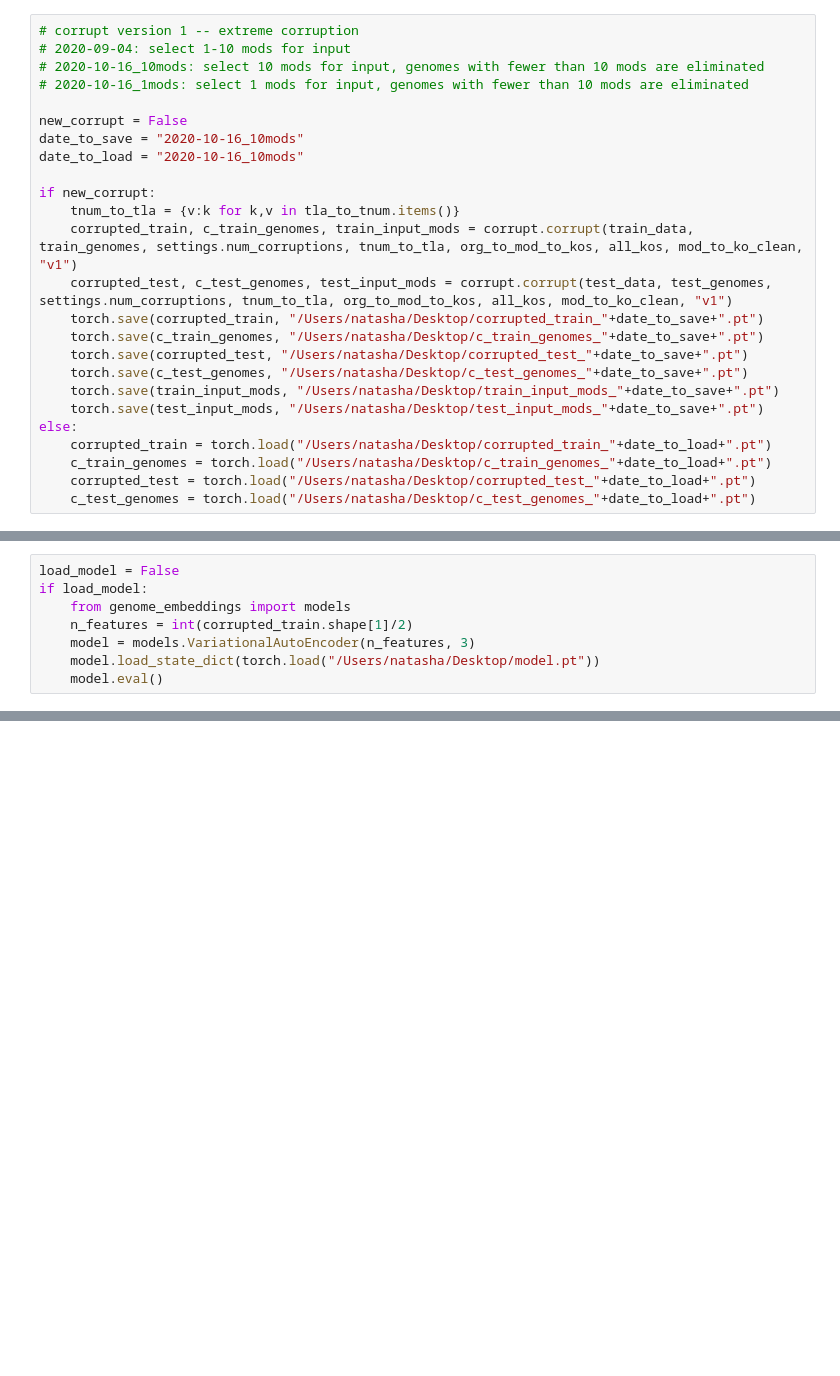
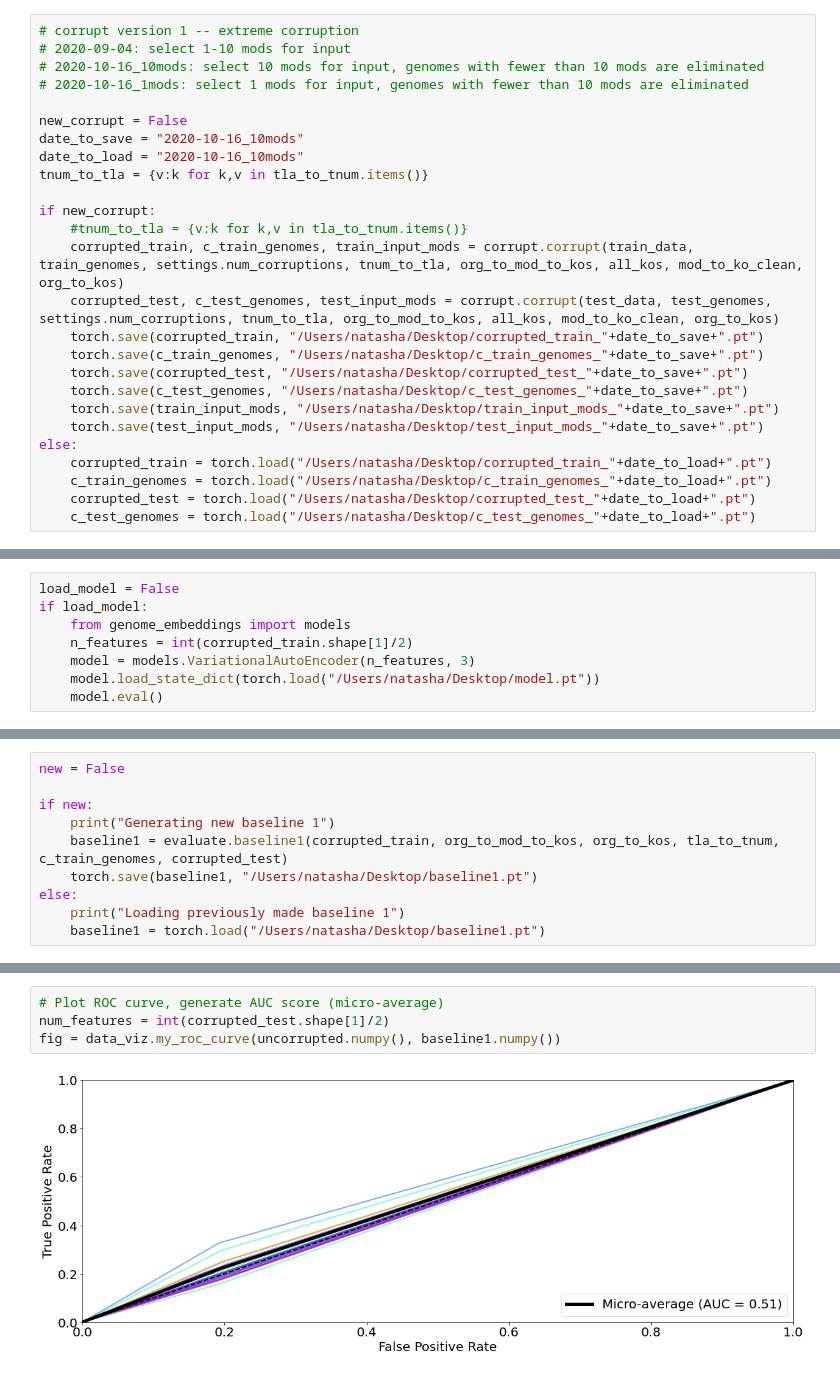
Before and after one commit to natasha-dudek/DeepGenomeVector, a Jupyter notebook: main.ipynb, the cells around one changed output, grey strips where cells are left out. Drawn from its saved outputs; the diff is of its cells as text; blank space fills up the shorter version.

Commit message:
added baselines

```diff
--- a/main.ipynb
+++ b/main.ipynb
@@ -263,11 +264,12 @@ test_genomes = list(np.array(test_genomes)[good_idx_test])
 new_corrupt = False
 date_to_save = "2020-10-16_10mods"
 date_to_load = "2020-10-16_10mods"
+tnum_to_tla = {v:k for k,v in tla_to_tnum.items()}
 
 if new_corrupt:
-    tnum_to_tla = {v:k for k,v in tla_to_tnum.items()}
-    corrupted_train, c_train_genomes, train_input_mods = corrupt.corrupt(train_data, train_genomes, settings.num_corruptions, tnum_to_tla, org_to_mod_to_kos, all_kos, mod_to_ko_clean, "v1")
-    corrupted_test, c_test_genomes, test_input_mods = corrupt.corrupt(test_data, test_genomes, settings.num_corruptions, tnum_to_tla, org_to_mod_to_kos, all_kos, mod_to_ko_clean, "v1")
+    #tnum_to_tla = {v:k for k,v in tla_to_tnum.items()}
+    corrupted_train, c_train_genomes, train_input_mods = corrupt.corrupt(train_data, train_genomes, settings.num_corruptions, tnum_to_tla, org_to_mod_to_kos, all_kos, mod_to_ko_clean, org_to_kos)
+    corrupted_test, c_test_genomes, test_input_mods = corrupt.corrupt(test_data, test_genomes, settings.num_corruptions, tnum_to_tla, org_to_mod_to_kos, all_kos, mod_to_ko_clean, org_to_kos)
     torch.save(corrupted_train, "/Users/natasha/Desktop/corrupted_train_"+date_to_save+".pt")
     torch.save(c_train_genomes, "/Users/natasha/Desktop/c_train_genomes_"+date_to_save+".pt")
     torch.save(corrupted_test, "/Users/natasha/Desktop/corrupted_test_"+date_to_save+".pt")
@@ -428,0 +406,10 @@ y_probas[:, i] False
+# %%
+new = False
+
+if new:
+    print("Generating new baseline 1")
+    baseline1 = evaluate.baseline1(corrupted_train, org_to_mod_to_kos, org_to_kos, tla_to_tnum, c_train_genomes, corrupted_test)
+    torch.save(baseline1, "/Users/natasha/Desktop/baseline1.pt")
+else:
+    print("Loading previously made baseline 1")
+    baseline1 = torch.load("/Users/natasha/Desktop/baseline1.pt")
@@ -428,0 +428,6 @@ y_probas[:, i] False
+# %%
+# Plot ROC curve, generate AUC score (micro-average)
+num_features = int(corrupted_test.shape[1]/2)
+fig = data_viz.my_roc_curve(uncorrupted.numpy(), baseline1.numpy())
+# %% [output]
+[figure, added]
```
Also changed, not shown: parts of 50 cells of this notebook, 6 other files.
